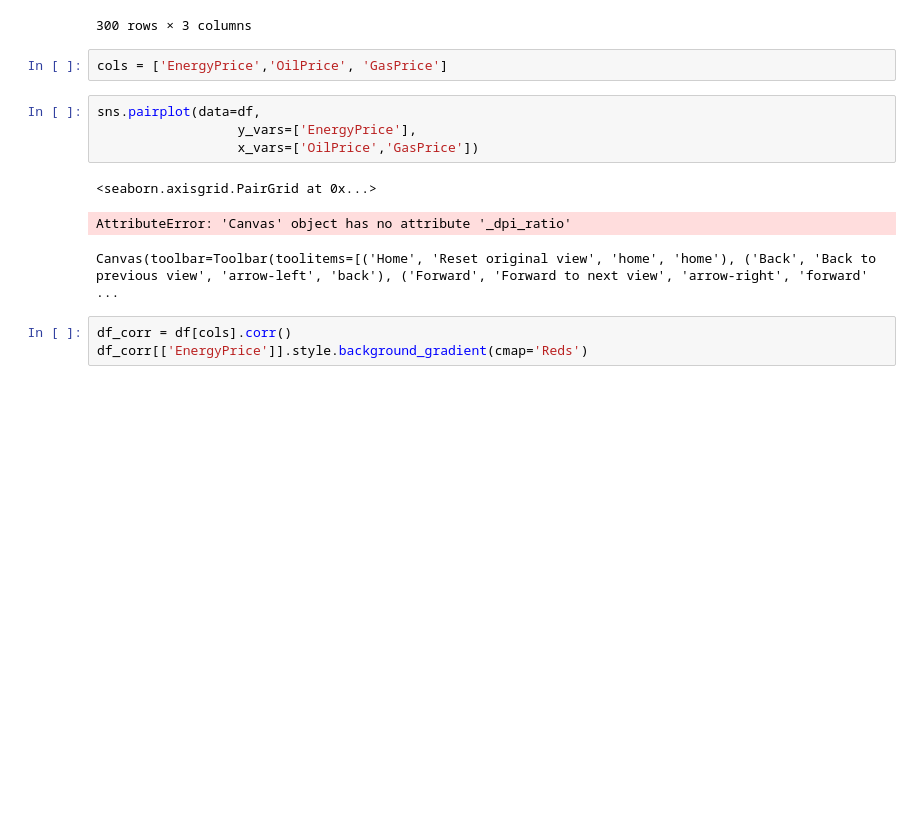
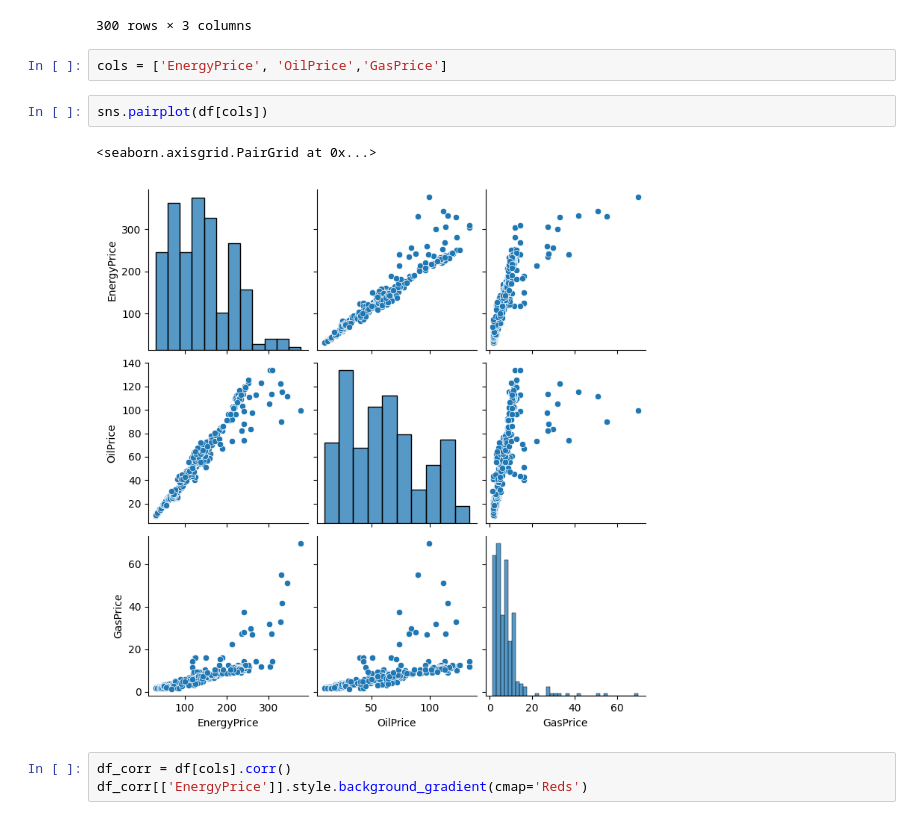
Before and after one commit to alexwese/tkseminar, a Jupyter notebook: DataAnalysis/DataAnalysis_Energy.ipynb, the cells around one changed output. Saved outputs shown, nothing was run; the diff lists cells and outputs as text; blank space fills up the shorter version.

Commit message:
Graph

```diff
--- a/DataAnalysis/DataAnalysis_Energy.ipynb
+++ b/DataAnalysis/DataAnalysis_Energy.ipynb
@@ -103,15 +103,12 @@ df
 | 2022-09-01 | 330.149586 | 89.62 | 55.179127 |
 300 rows × 3 columns
 # %%
-cols = ['EnergyPrice','OilPrice', 'GasPrice']
+cols = ['EnergyPrice', 'OilPrice','GasPrice']
 # %%
-sns.pairplot(data=df,
-                  y_vars=['EnergyPrice'],
-                  x_vars=['OilPrice','GasPrice'])
+sns.pairplot(df[cols])
 # %% [output]
 <seaborn.axisgrid.PairGrid at 0x...>
-AttributeError: 'Canvas' object has no attribute '_dpi_ratio'
-Canvas(toolbar=Toolbar(toolitems=[('Home', 'Reset original view', 'home', 'home'), ('Back', 'Back to previous view', 'arrow-left', 'back'), ('Forward', 'Forward to next view', 'arrow-right', 'forward' ...
+[figure, added]
 # %%
 df_corr = df[cols].corr()
 df_corr[['EnergyPrice']].style.background_gradient(cmap='Reds')
```
